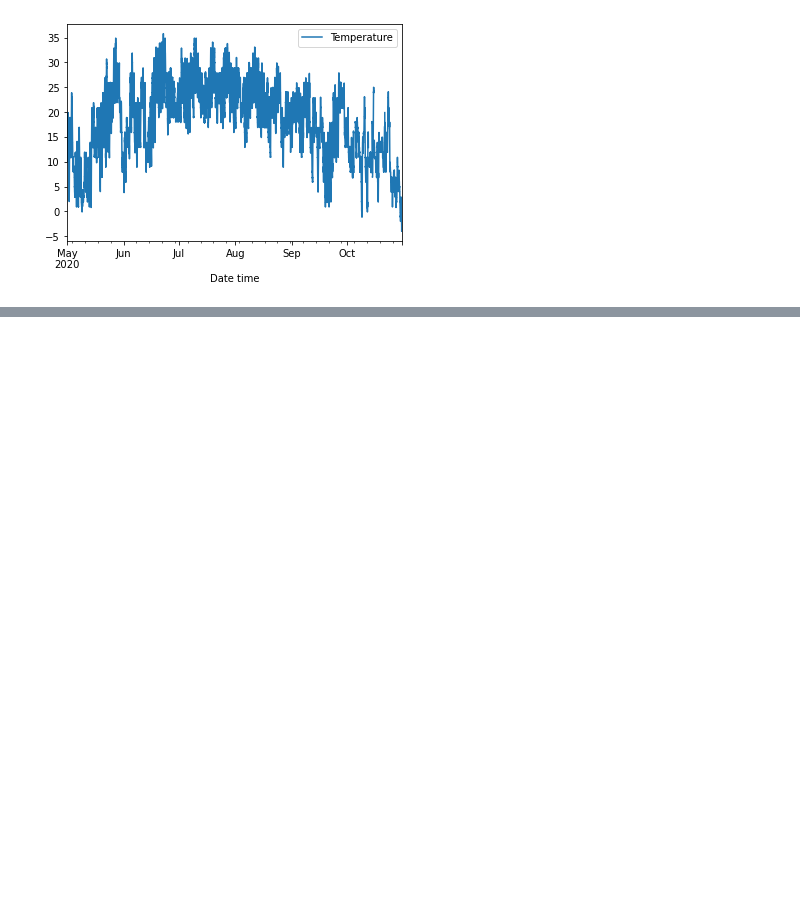
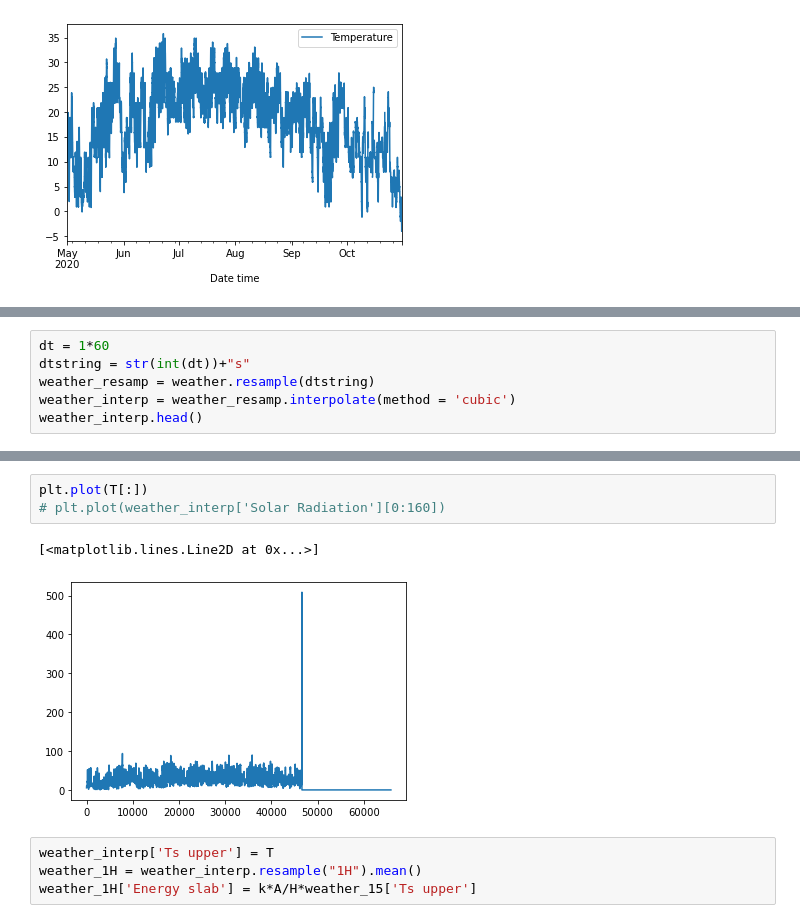
Before and after one commit to yvesdubief/UVM-ME144-Heat-Transfer, a Jupyter notebook: Snow-Cooling/Data-manipulation-1.ipynb, the cells around one changed output, grey strips where cells are left out. Drawn from its saved outputs; the diff is of its cells as text; blank space fills up the shorter version.

```diff
--- a/Snow-Cooling/Data-manipulation-1.ipynb
+++ b/Snow-Cooling/Data-manipulation-1.ipynb
@@ -32,0 +138,6 @@ weather.plot(y="Temperature")
+# %%
+dt = 1*60
+dtstring = str(int(dt))+"s"
+weather_resamp = weather.resample(dtstring)
+weather_interp = weather_resamp.interpolate(method = 'cubic')
+weather_interp.head()
@@ -32,0 +245,10 @@ weather.plot(y="Temperature")
+# %%
+plt.plot(T[:])
+# plt.plot(weather_interp['Solar Radiation'][0:160])
+# %% [output]
+[<matplotlib.lines.Line2D at 0x...>]
+[figure, added]
+# %%
+weather_interp['Ts upper'] = T
+weather_1H = weather_interp.resample("1H").mean()
+weather_1H['Energy slab'] = k*A/H*weather_15['Ts upper']
```
Also changed, not shown: parts of 11 cells of this notebook, 2 other files.
